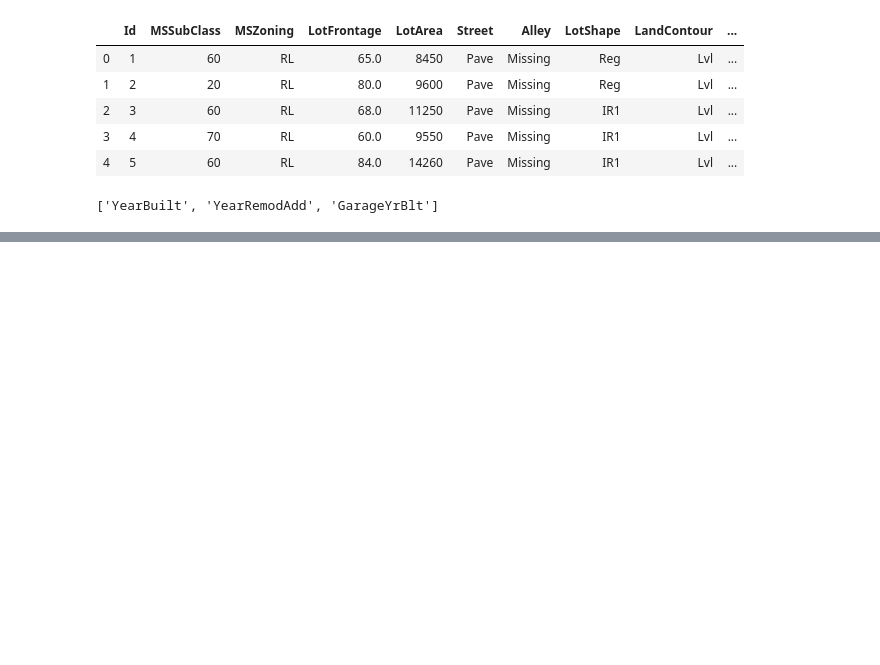
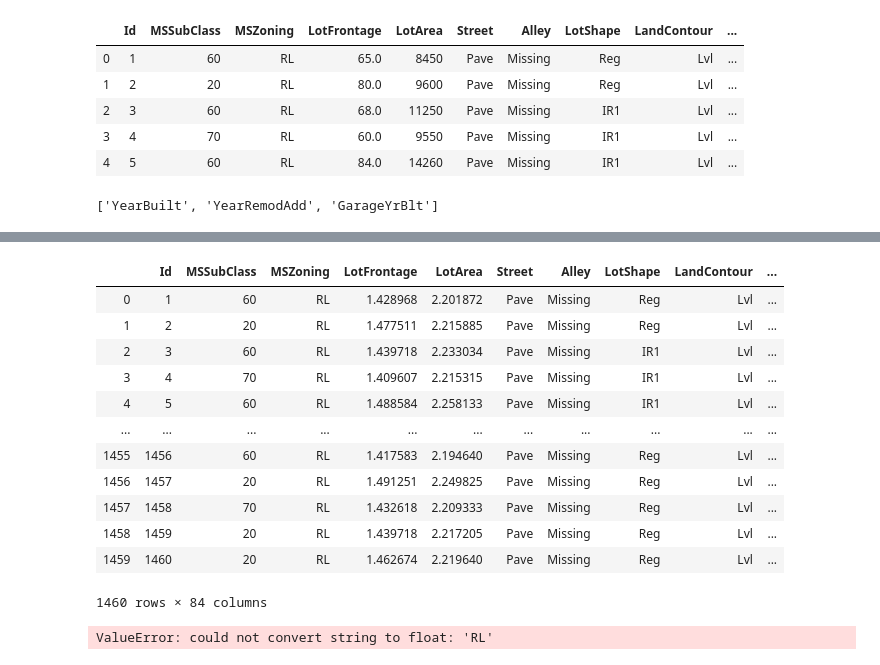
Before and after one commit to ebin0402/Advanced_House_Price_Predictions, a Jupyter notebook: advance_house_price_prediction/feature_engineering.ipynb, the cells around one changed output, grey strips where cells are left out. Cells and saved outputs as stored; diff of their text form; code cells hidden in the pictures; blank space fills up the shorter version.

```diff
--- a/advance_house_price_prediction/feature_engineering.ipynb
+++ b/advance_house_price_prediction/feature_engineering.ipynb
@@ -146 +146,8 @@ dataset[year_feature]
 1460 rows × 3 columns
+# %%
+#Handling the skewed Numerical feature
+num_features=['LotFrontage','LotArea','1stFlrSF','GrLivArea','SalePrice']
+for feature in num_features:
+    dataset[feature]=np.log(dataset[feature])
+
+dataset.head()
@@ -146,0 +161,4 @@ dataset[year_feature]
+# %%
+#Handling Rare categorical features
+
+categorical_features = [feature for feature in dataset.columns if dataset[feature].dtype == 'O']
@@ -146,0 +185,37 @@ dataset[year_feature]
+# %%
+for feature in categorical_features:
+    temp = dataset.groupby(feature)['SalePrice'].count()/len(dataset)
+    temp_df=temp[temp>0.01].index
+    dataset[feature]=np.where(dataset[feature].isin(temp_df),dataset[feature],'Rare_var')
+# %%
+dataset
+# %% [output]
+|  | Id | MSSubClass | MSZoning | LotFrontage | LotArea | Street | Alley | LotShape | LandContour | ... |
+| 0 | 1 | 60 | RL | 1.428968 | 2.201872 | Pave | Missing | Reg | Lvl | ... |
+| 1 | 2 | 20 | RL | 1.477511 | 2.215885 | Pave | Missing | Reg | Lvl | ... |
+| 2 | 3 | 60 | RL | 1.439718 | 2.233034 | Pave | Missing | IR1 | Lvl | ... |
+| 3 | 4 | 70 | RL | 1.409607 | 2.215315 | Pave | Missing | IR1 | Lvl | ... |
+| 4 | 5 | 60 | RL | 1.488584 | 2.258133 | Pave | Missing | IR1 | Lvl | ... |
+| ... | ... | ... | ... | ... | ... | ... | ... | ... | ... | ... |
+| 1455 | 1456 | 60 | RL | 1.417583 | 2.194640 | Pave | Missing | Reg | Lvl | ... |
+| 1456 | 1457 | 20 | RL | 1.491251 | 2.249825 | Pave | Missing | Reg | Lvl | ... |
+| 1457 | 1458 | 70 | RL | 1.432618 | 2.209333 | Pave | Missing | Reg | Lvl | ... |
+| 1458 | 1459 | 20 | RL | 1.439718 | 2.217205 | Pave | Missing | Reg | Lvl | ... |
+| 1459 | 1460 | 20 | RL | 1.462674 | 2.219640 | Pave | Missing | Reg | Lvl | ... |
+1460 rows × 84 columns
+# %%
+#Feature Scaling
+# feature_scale =[feature for feature in dataset.columns if feature not in ['Id','SalePrice']]
+
+
+# from sklearn.preprocessing import MinMaxScaler
+# scaler = MinMaxScaler()
+# scaler.fit(dataset[feature_scale])
+
+feature_scale=[feature for feature in dataset.columns if feature not in ['Id','SalePrice']]
+
+from sklearn.preprocessing import MinMaxScaler
+scaler=MinMaxScaler()
+scaler.fit(dataset[feature_scale])
+# %% [output]
+ValueError: could not convert string to float: 'RL'
```
Also changed, not shown: parts of 3 cells of this notebook.
